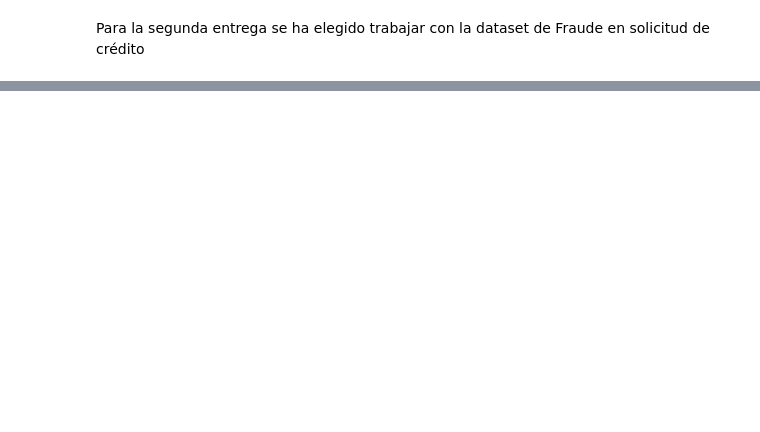
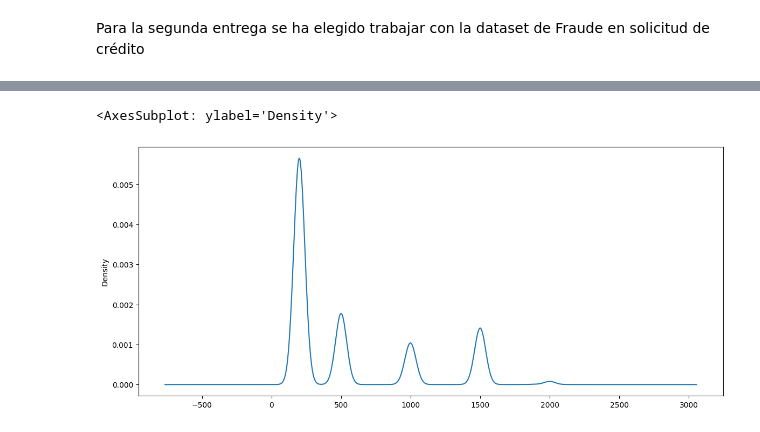
Before and after one commit to AlejandroGiorgio/CH-dataSience, a Jupyter notebook: Visualizacion+GIORGIO.ipynb, the cells around one changed output, grey strips where cells are left out. Drawn from its saved outputs; the diff is of its cells as text; code cells hidden in the pictures; blank space fills up the shorter version.

```diff
--- a/Visualizacion+GIORGIO.ipynb
+++ b/Visualizacion+GIORGIO.ipynb
@@ -22,0 +46,7 @@ df.sample(10)
+# %%
+#Grafico de densidad para identificar el limite crediticio
+#mas usual de la victima
+df["proposed_credit_limit"].plot(kind="kde", figsize = (14,6))
+# %% [output]
+<AxesSubplot: ylabel='Density'>
+[figure, added]
```
Also changed, not shown: parts of 7 cells of this notebook.
